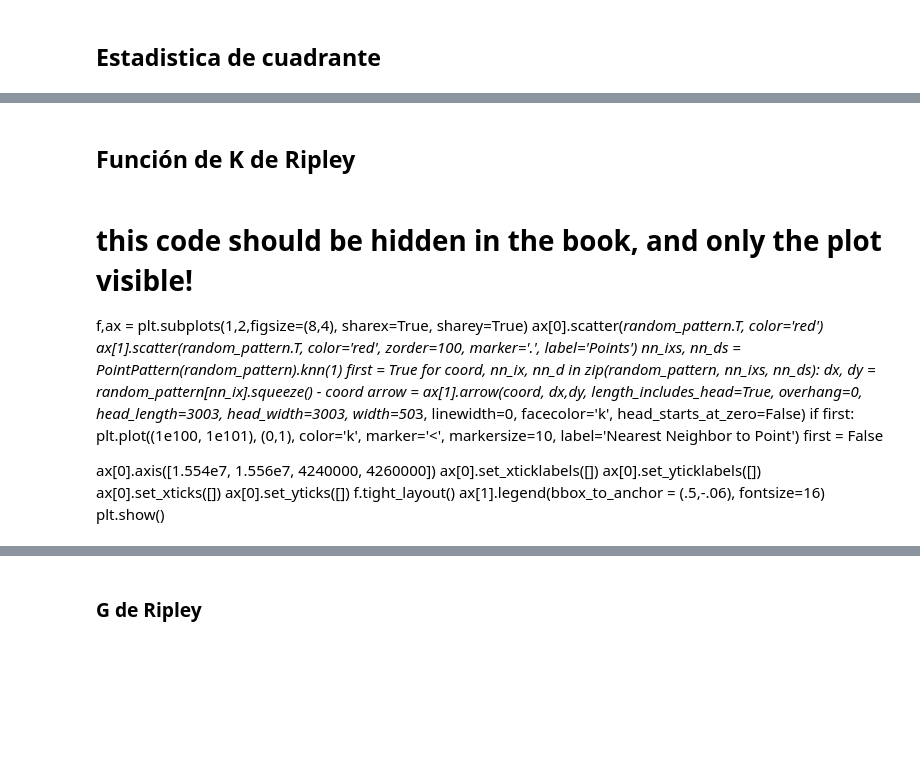
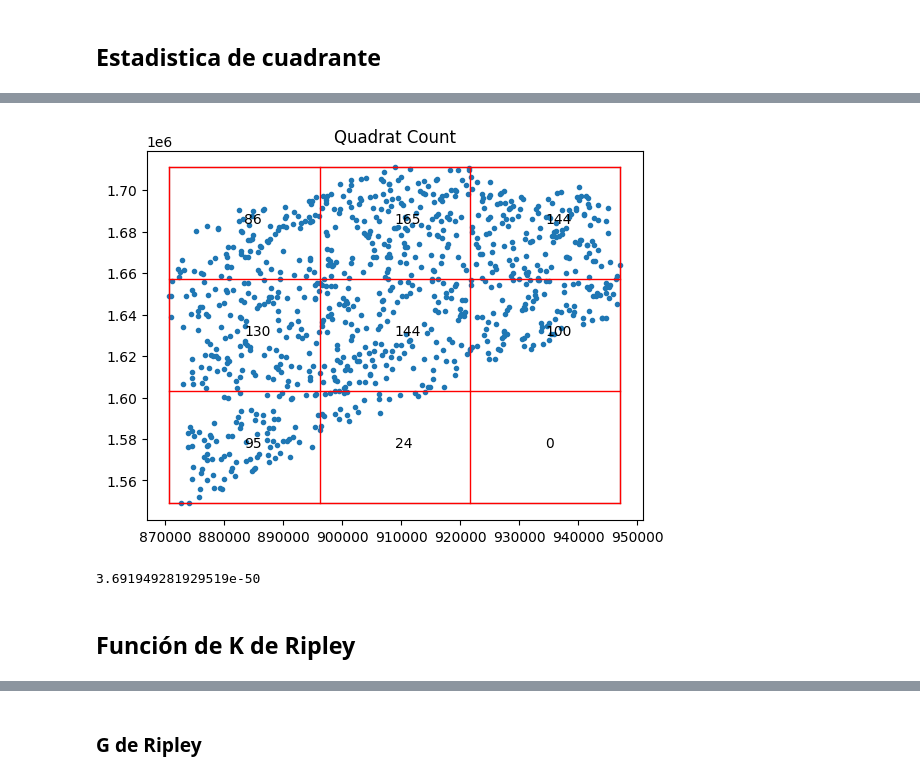
Before and after one commit to Anggarciaar/Proyecto_AnalisisGeoespacial, a Jupyter notebook: analisis_de_puntos.ipynb, the cells around one changed output, grey strips where cells are left out. Cells and saved outputs as stored; diff of their text form; code cells hidden in the pictures; blank space fills up the shorter version.

```diff
--- a/analisis_de_puntos.ipynb
+++ b/analisis_de_puntos.ipynb
@@ -350,37 +358,11 @@ qstat_null.chi2_pvalue
 # %%
-qstat_null_ashape = QStatistic(random_pattern_ashape)
-qstat_null_ashape.plot()
+qstats2_null_ashape = QStatistic(random_pattern_ashape)
+qstats2_null_ashape.plot()
+# %% [output]
+[figure, added]
 # %%
-qstat_null_ashape.chi2_pvalue
+qstats2_null_ashape.chi2_pvalue
+# %% [output]
+3.691949281929519e-50
 # %% [markdown]
 ## Función de K de Ripley
-# %% [markdown]
-# this code should be hidden in the book, and only the plot visible!
-f,ax = plt.subplots(1,2,figsize=(8,4), sharex=True, sharey=True)
-ax[0].scatter(*random_pattern.T, color='red')
-ax[1].scatter(*random_pattern.T, color='red',
-              zorder=100, marker='.', label='Points')
-nn_ixs, nn_ds = PointPattern(random_pattern).knn(1)
-first = True
-for coord, nn_ix, nn_d in zip(random_pattern, nn_ixs, nn_ds):
-    dx, dy = random_pattern[nn_ix].squeeze() - coord
-    arrow = ax[1].arrow(*coord, dx,dy,
-                length_includes_head=True,
-                overhang=0, head_length=300*3,
-                head_width=300*3, width=50*3,
-                linewidth=0, facecolor='k',
-                head_starts_at_zero=False)
-    if first:
-        plt.plot((1e100, 1e101), (0,1), color='k',
-                 marker='<', markersize=10,
-                 label='Nearest Neighbor to Point')
-    first = False
-
-ax[0].axis([1.554e7, 1.556e7, 4240000, 4260000])
-ax[0].set_xticklabels([])
-ax[0].set_yticklabels([])
-ax[0].set_xticks([])
-ax[0].set_yticks([])
-f.tight_layout()
-ax[1].legend(bbox_to_anchor = (.5,-.06), fontsize=16)
-plt.show()
```
Also changed, not shown: parts of 17 cells of this notebook.
